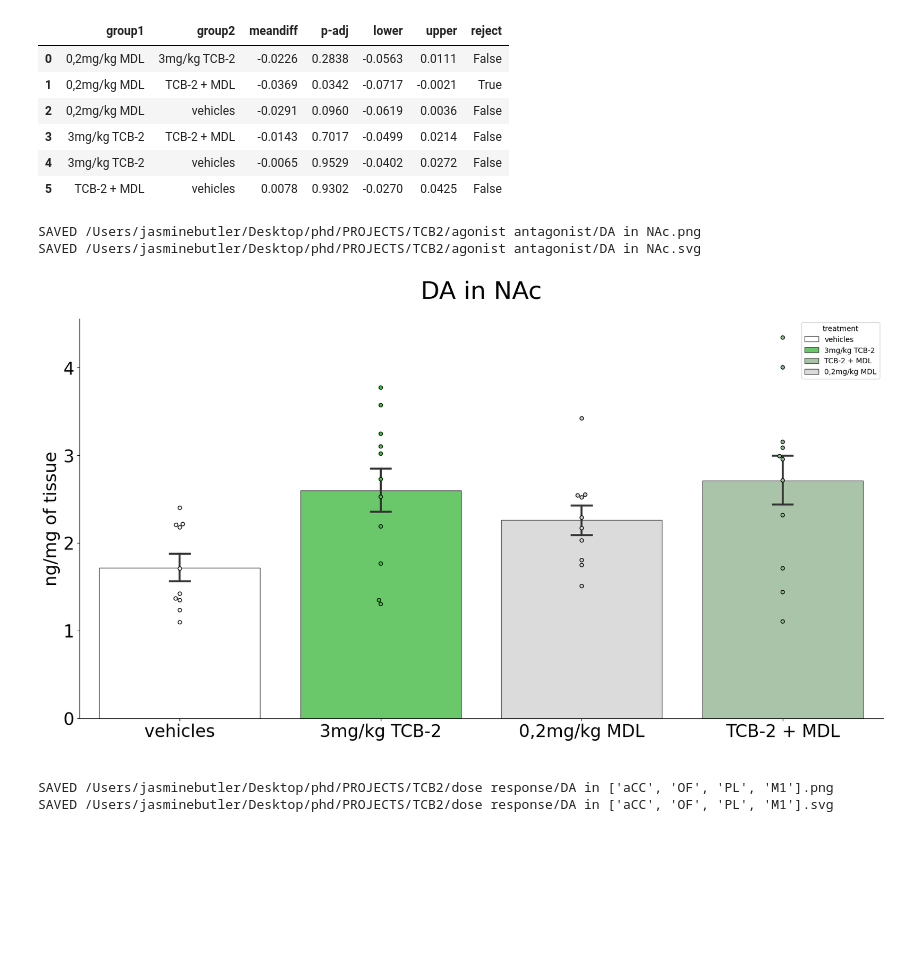
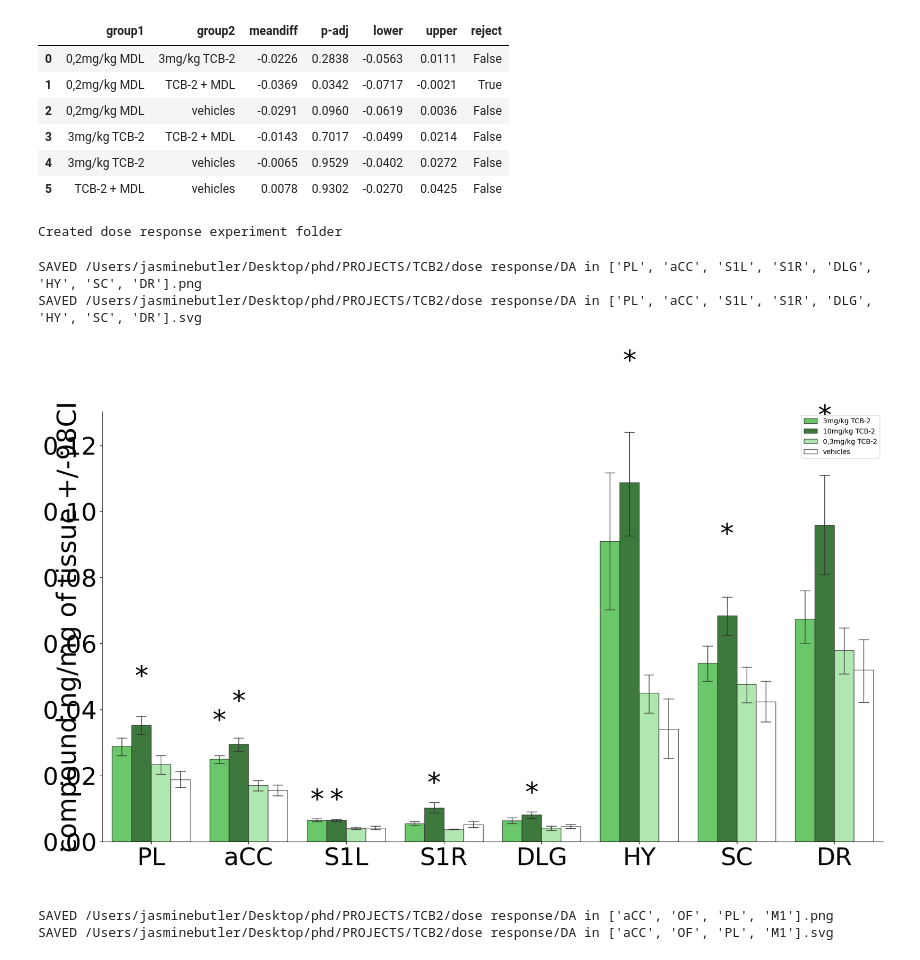
Before and after one commit to remicorne/phd, a Jupyter notebook: NEW_DASH.ipynb, the cells around one changed output. Cells and saved outputs as stored; diff of their text form; code cells hidden in the pictures; blank space fills up the shorter version.

```diff
--- a/NEW_DASH.ipynb
+++ b/NEW_DASH.ipynb
@@ -99,39 +90,40 @@ high_DA = ['A','NAc', 'VM', 'DM', 'VL', 'DL', 'VTA']
 low_DA = ["OF","PL","aCC","M1","SJ","S1L","S1R","AC","V1","dH","vH","MD","VPL","VPR","DLG","HY","SC","SN","DR","MR","CB"]
 
 
 
 DA_high_sig = ['A','NAc', 'MD', 'HY'] #CROP 4 FIG / agg_antag ["NAc", "VM", "DM", "VL", "DL"]
 DA_low_sig = ["PL","aCC","S1L","S1R","DLG","HY","SC","DR"] #  /   agg_antag ["PL", "aCC", "S1L", "MR"]
 DOPAC_DA_sig = ["PL","aCC", "S1R","DM","DLG","CB"]
 toiMT_DA_sig = ["NAc","VM","DM","VL","DL"]
 HVA_DA_sig = ["dH", "HY", "SC","CB", "VTA"] #VTA sig two way agg antag
 
 NA_sig= ['aCC','vH', 'NAc','VPR','HY', 'SC', 'SN','VTA'] #VMA/NA in DLG add vH too for summary style / agg_ant ["aCC", "vH"]
 VMA_NA_sig = ['DLG']
 
 # "aCC" # ['5HT', 'DA', "NA", 'HVA'] # ["5HIAA/5HT", "5HT/5HTP", "DOPAC/DA"]
 
 from module.core.Figure import Histogram
 hist = Histogram('TCB2',
-                experiment='agonist antagonist',
+                experiment='dose response',
                 compound=['DA'],
-                region= "NAc",
+                region= DA_low_sig,
                 from_scratch=True,
                 remove_outliers='calculated', # calculated / eliminated / False
-                custom_params={"fig_width": 20},  # fixed fig with bar width vaires
+                # custom_params={"fig_width": 20},  # fixed fig with bar width vaires
                 # custom_params={"ylabel_x": -0.02},
                 )
 
 # Histogram('TCB2', experiment="dose response", compound="5HIAA/5HT", region=None, from_scratch=True, remove_outliers=True)
 # Histogram('TCB2', compound="5HIAA/5HT", region=['CE'], from_scratch=True, handle_outliers=False)
 # Histogram('TCB2', compound="5HIAA/5HT", region=['CE'], from_scratch=True)
 # Histogram('TCB2', compound="5HIAA/5HT", from_scratch=True)
 
 # hist.statistics.select( test = 'tukey').result
 # %% [output]
-SAVED /Users/jasminebutler/Desktop/phd/PROJECTS/TCB2/agonist antagonist/DA in NAc.png
-SAVED /Users/jasminebutler/Desktop/phd/PROJECTS/TCB2/agonist antagonist/DA in NAc.svg
+Created dose response experiment folder
+SAVED /Users/jasminebutler/Desktop/phd/PROJECTS/TCB2/dose response/DA in ['PL', 'aCC', 'S1L', 'S1R', 'DLG', 'HY', 'SC', 'DR'].png
+SAVED /Users/jasminebutler/Desktop/phd/PROJECTS/TCB2/dose response/DA in ['PL', 'aCC', 'S1L', 'S1R', 'DLG', 'HY', 'SC', 'DR'].svg
-[figure, old version]
+[figure, new version]
 # %%
 hist = Histogram('TCB2',
                 experiment='dose response',
```
Also changed, not shown: parts of 9 cells of this notebook.
